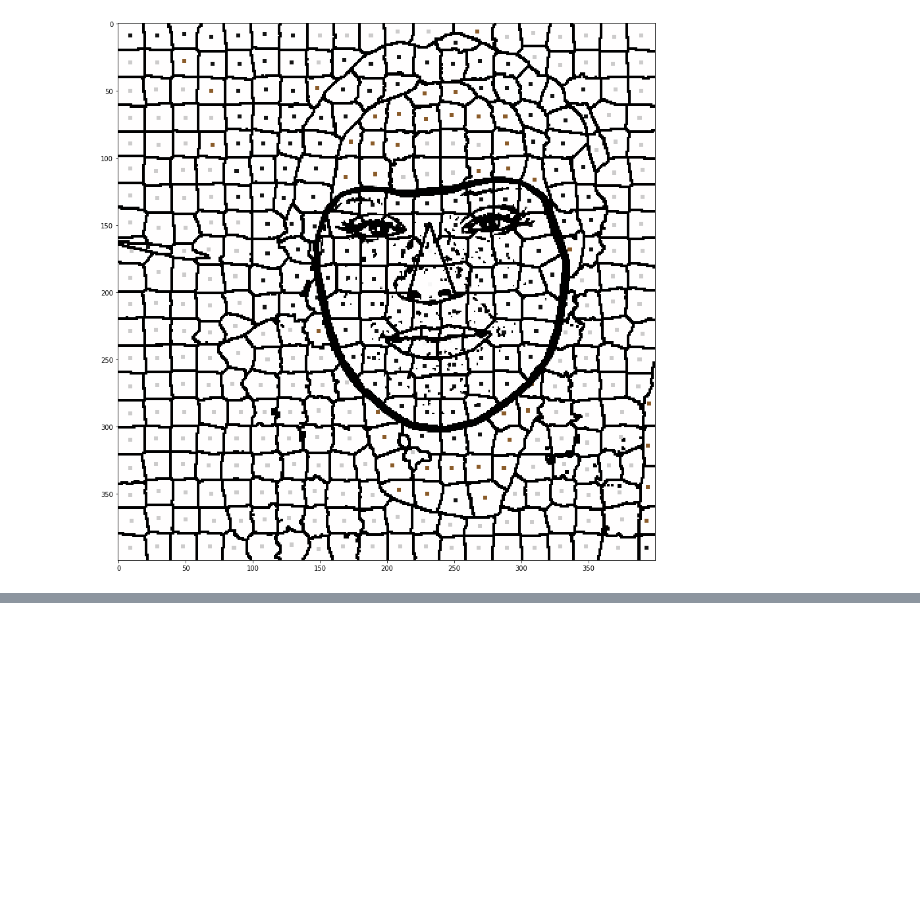
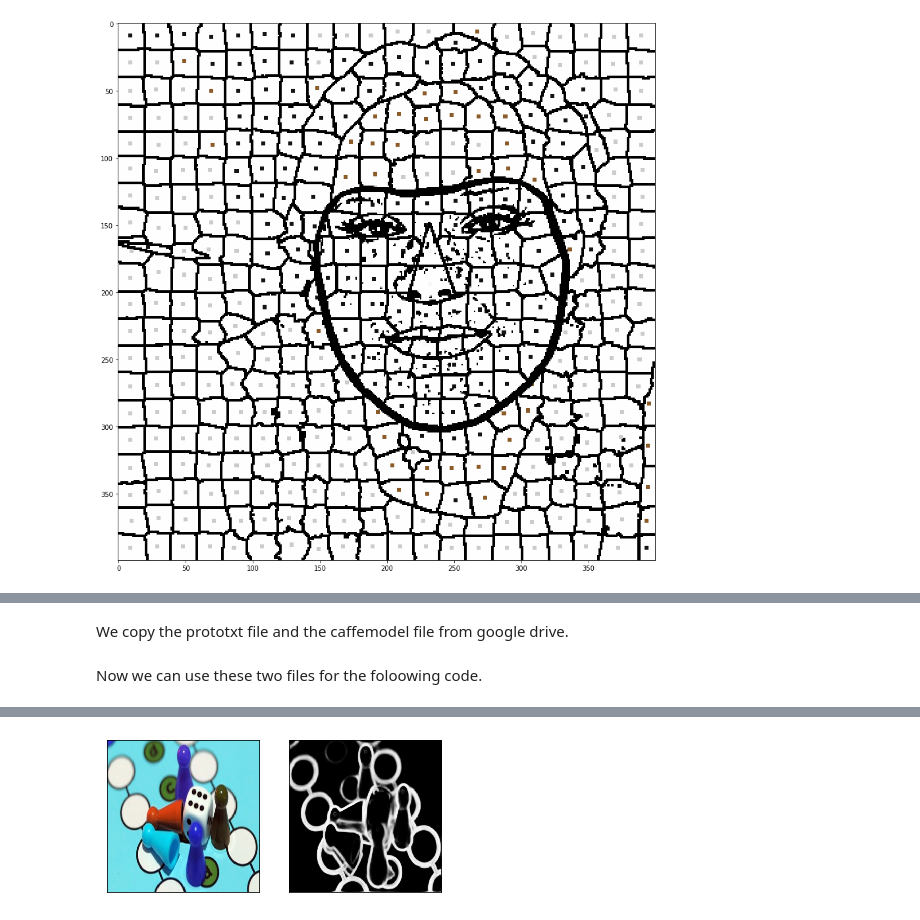
Before and after one commit to uol-mediaprocessing-201920/group-projects-coloring-book, a Jupyter notebook: main_coloring_book_final.ipynb, the cells around one changed output, grey strips where cells are left out. Drawn from its saved outputs; the diff is of its cells as text; code cells hidden in the pictures; blank space fills up the shorter version.

```diff
--- a/main_coloring_book_final.ipynb
+++ b/main_coloring_book_final.ipynb
@@ -603,0 +623,2 @@ plt.imshow(final)
+# %% [markdown]
+We copy the prototxt file and the caffemodel file from google drive.
@@ -603,0 +629,69 @@ plt.imshow(final)
+# %% [markdown]
+Now we can use these two files for the foloowing code.
+# %%
+import cv2 as cv
+import numpy as np
+import matplotlib.pyplot as plt
+
+class CropLayer(object):
+    def __init__(self, params, blobs):
+        self.xstart = 0
+        self.xend = 0
+        self.ystart = 0
+        self.yend = 0
+
+    # Our layer receives two inputs. We need to crop the first input blob
+    # to match a shape of the second one (keeping batch size and number of channels)
+    def getMemoryShapes(self, inputs):
+        inputShape, targetShape = inputs[0], inputs[1]
+        batchSize, numChannels = inputShape[0], inputShape[1]
+        height, width = targetShape[2], targetShape[3]
+
+        self.ystart = int((inputShape[2] - targetShape[2]) / 2)
+        self.xstart = int((inputShape[3] - targetShape[3]) / 2)
+        self.yend = self.ystart + height
+        self.xend = self.xstart + width
+
+        return [[batchSize, numChannels, height, width]]
+
+    def forward(self, inputs):
+        return [inputs[0][:,:,self.ystart:self.yend,self.xstart:self.xend]]
+
+# Load the model.
+proto = "deploy.prototxt"
+caffe = "hed_pretrained_bsds.caffemodel"
+net = cv.dnn.readNetFromCaffe(proto, caffe)
+cv.dnn_registerLayer('Crop', CropLayer)
+
+!wget https://raw.githubusercontent.com/uol-mediaprocessing/group-projects-coloring-book/master/images/Board-Game.jpeg
+image=cv.imread("Board-Game.jpeg")
+image=cv.resize(image,(300,300))
+
+inp = cv.dnn.blobFromImage(image, scalefactor=1.0, size=(300, 300),
+                           mean=(104.00698793, 116.66876762, 122.67891434),
+                           swapRB=False, crop=False)
+net.setInput(inp)
+# edges = cv.Canny(image,image.shape[1],image.shape[0])
+out = net.forward()
+
+out = out[0, 0]
+out = cv.resize(out, (image.shape[1], image.shape[0]))
+
+print(out.shape)
+out=cv.cvtColor(out,cv.COLOR_GRAY2BGR)
+out = 255 * out
+out = out.astype(np.uint8)
+
+print(type(out))
+print(np.max(out))
+print(np.min(out))
+print(out.shape)
+print(image.shape)
+con=np.concatenate((image,out),axis=1)
+cv.imwrite('out.jpg',con)
+
+images = [image,out]
+for i in range(2):
+    plt.subplot(1,2,i+1),plt.imshow(images[i], cmap='gray')
+    plt.xticks([]),plt.yticks([])
+# %% [output]
@@ -603,0 +715 @@ plt.imshow(final)
+[figure, added]
```
Also changed, not shown: parts of 8 cells of this notebook.
